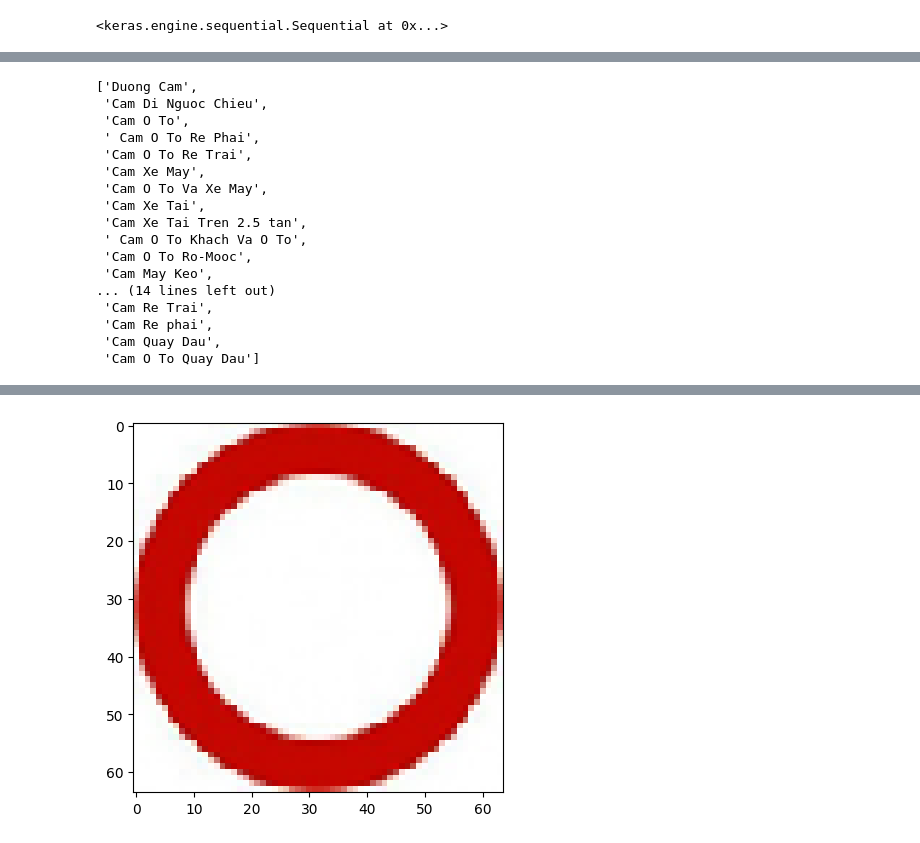
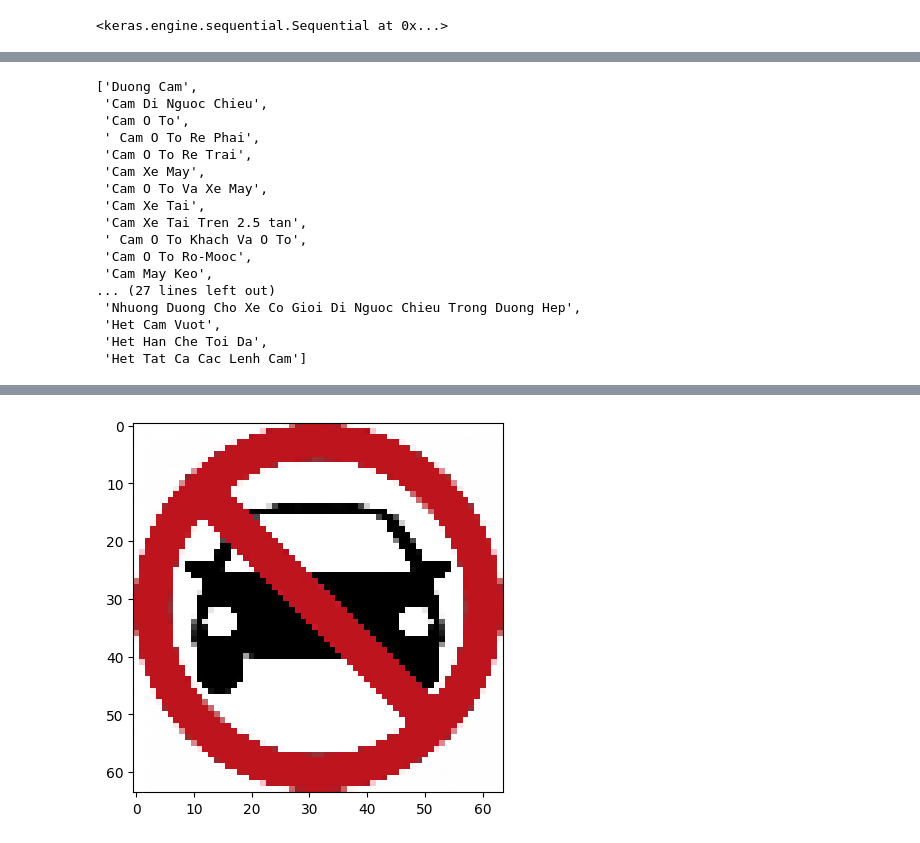
Before and after one commit to chiusanghung/Traffic-Sign-Recognition, a Jupyter notebook: Train.ipynb, the cells around one changed output, grey strips where cells are left out. Cells and saved outputs as stored; diff of their text form; code cells hidden in the pictures.

```diff
--- a/Train.ipynb
+++ b/Train.ipynb
@@ -105,6 +104,6 @@ model.save('/content/drive/MyDrive/Dataset/model.h5')
 # %%
 from tensorflow.keras.preprocessing import image
-model=load_model('/content/drive/MyDrive/Dataset/model.h5')
+model=load_model('/content/drive/MyDrive/Dataset_AI/model.h5')
 model
 # %% [output]
 <keras.engine.sequential.Sequential at 0x...>
@@ -127,7 +126,7 @@ Test accuracy=  0.8541666865348816
 # %%
 
 import pandas as pd
-clases = pd.read_csv('/content/drive/MyDrive/testAIfinal/Dataset_trafficsignsVN/class.csv')
+clases = pd.read_csv('/content/drive/MyDrive/Dataset_AI/class.csv')
 clases = list(clases)
 clases
 # %% [output]
@@ -143,16 +142,16 @@ clases
  ' Cam O To Khach Va O To',
  'Cam O To Ro-Mooc',
  'Cam May Keo',
-... (14 lines left out)
- 'Cam Re Trai',
- 'Cam Re phai',
- 'Cam Quay Dau',
- 'Cam O To Quay Dau']
+... (27 lines left out)
+ 'Nhuong Duong Cho Xe Co Gioi Di Nguoc Chieu Trong Duong Hep',
+ 'Het Cam Vuot',
+ 'Het Han Che Toi Da',
+ 'Het Tat Ca Cac Lenh Cam']
 # %%
 import numpy as np
 from tensorflow.keras.utils import load_img,img_to_array
 import matplotlib.pyplot as plt
-img = load_img('/content/drive/MyDrive/testAIfinal/Dataset_trafficsignsVN/Value/101.jpg', target_size = (64,64))
+img = load_img('/content/drive/MyDrive/Dataset_AI/Value/3.jpg', target_size = (64,64))
 plt.imshow(img)
 img = img_to_array(img)
 img = img.reshape(1,64,64,3)
@@ -165 +164 @@ Duong Cam
-[figure, old version]
+[figure, new version]
```
Also changed, not shown: parts of 10 cells of this notebook.
